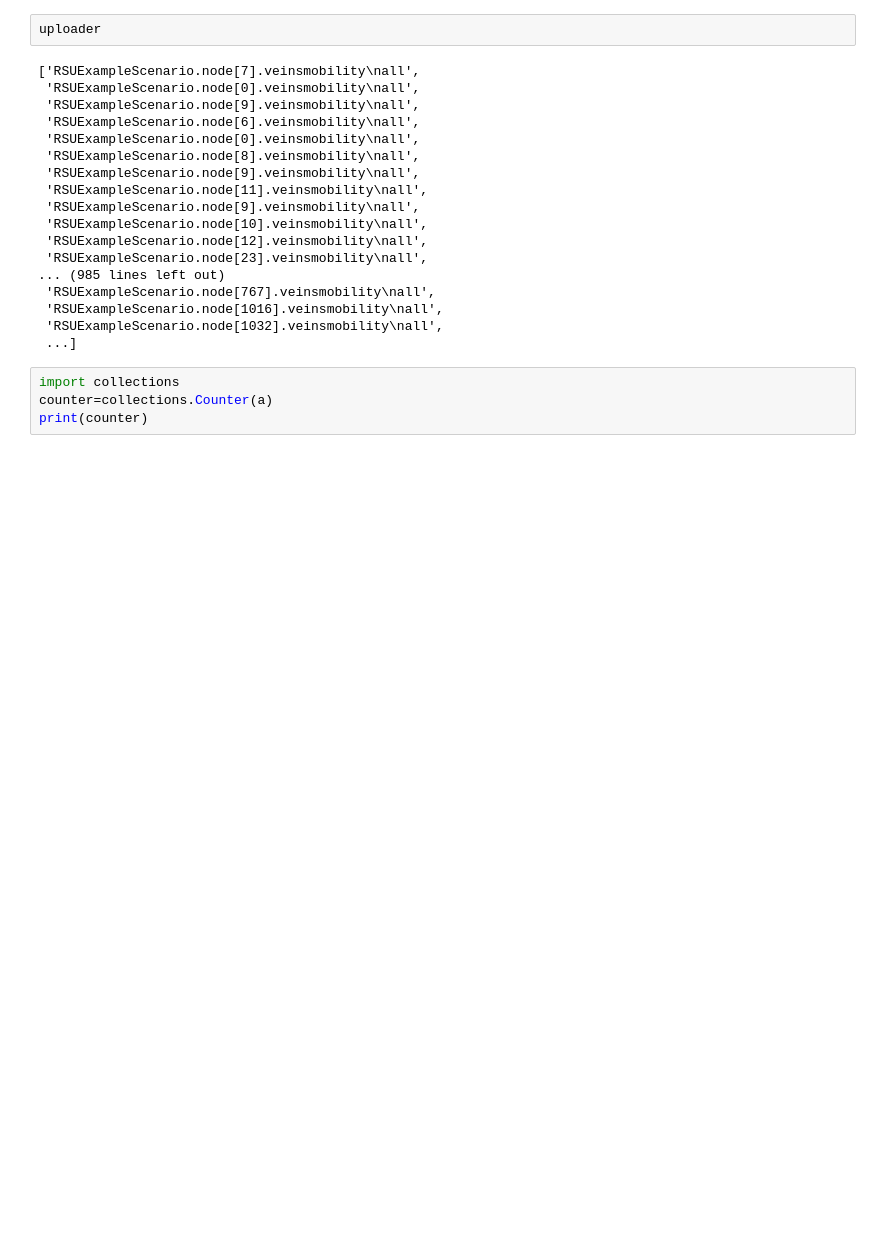
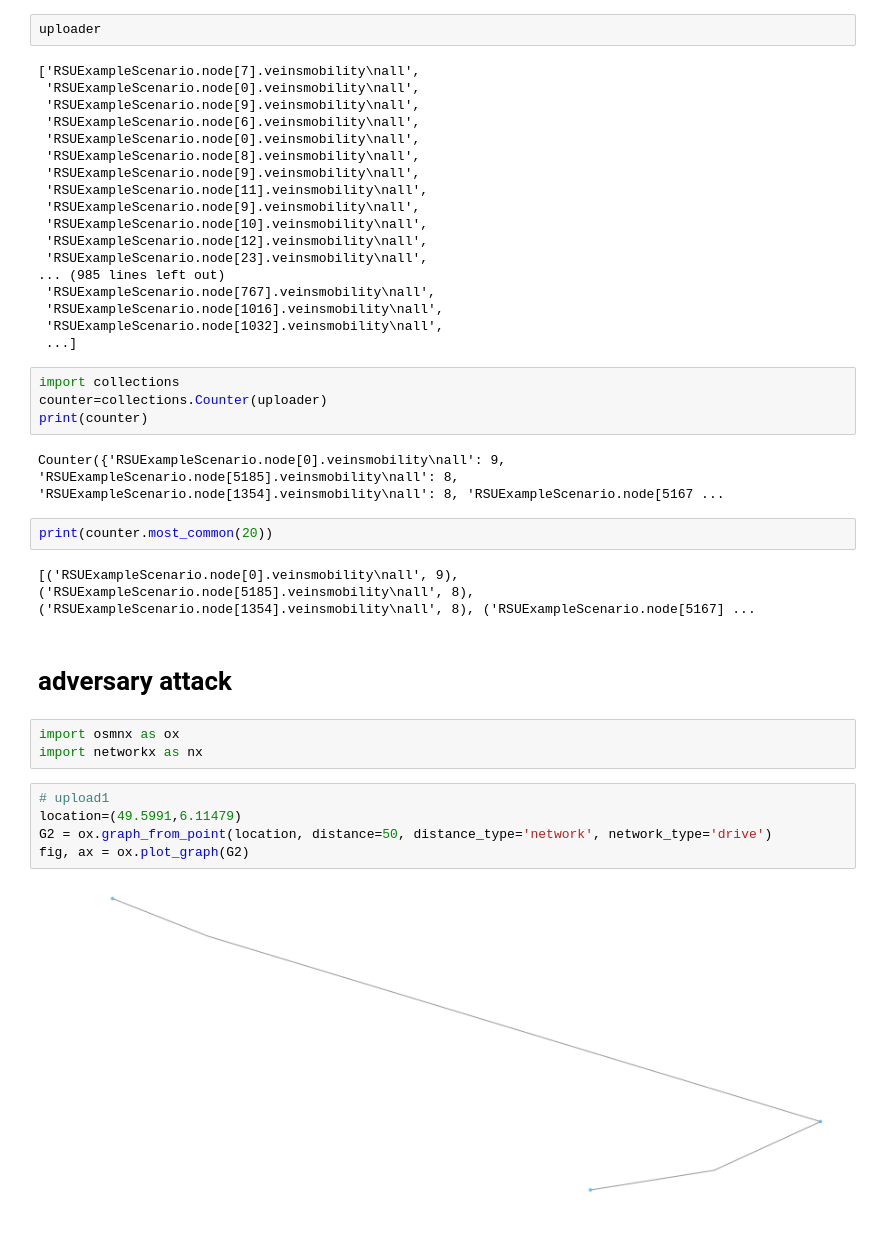
Before and after one commit to anuj-dimri25/Random-Delay-and-Indirections, a Jupyter notebook: luxembourg_simulation_data.ipynb, the cells around one changed output. Saved outputs shown, nothing was run; the diff lists cells and outputs as text; blank space fills up the shorter version.

Commit message:
adversary attack

```diff
--- a/luxembourg_simulation_data.ipynb
+++ b/luxembourg_simulation_data.ipynb
@@ -78,5 +78,23 @@ uploader
  ...]
 # %%
 import collections
-counter=collections.Counter(a)
+counter=collections.Counter(uploader)
 print(counter)
+# %% [output]
+Counter({'RSUExampleScenario.node[0].veinsmobility\nall': 9, 'RSUExampleScenario.node[5185].veinsmobility\nall': 8, 'RSUExampleScenario.node[1354].veinsmobility\nall': 8, 'RSUExampleScenario.node[5167 ...
+# %%
+print(counter.most_common(20))
+# %% [output]
+[('RSUExampleScenario.node[0].veinsmobility\nall', 9), ('RSUExampleScenario.node[5185].veinsmobility\nall', 8), ('RSUExampleScenario.node[1354].veinsmobility\nall', 8), ('RSUExampleScenario.node[5167] ...
+# %% [markdown]
+# adversary attack
+# %%
+import osmnx as ox
+import networkx as nx
+# %%
+# upload1
+location=(49.5991,6.11479)
+G2 = ox.graph_from_point(location, distance=50, distance_type='network', network_type='drive')
+fig, ax = ox.plot_graph(G2)
+# %% [output]
+[figure, added]
```
Also changed, not shown: parts of 24 cells of this notebook.
